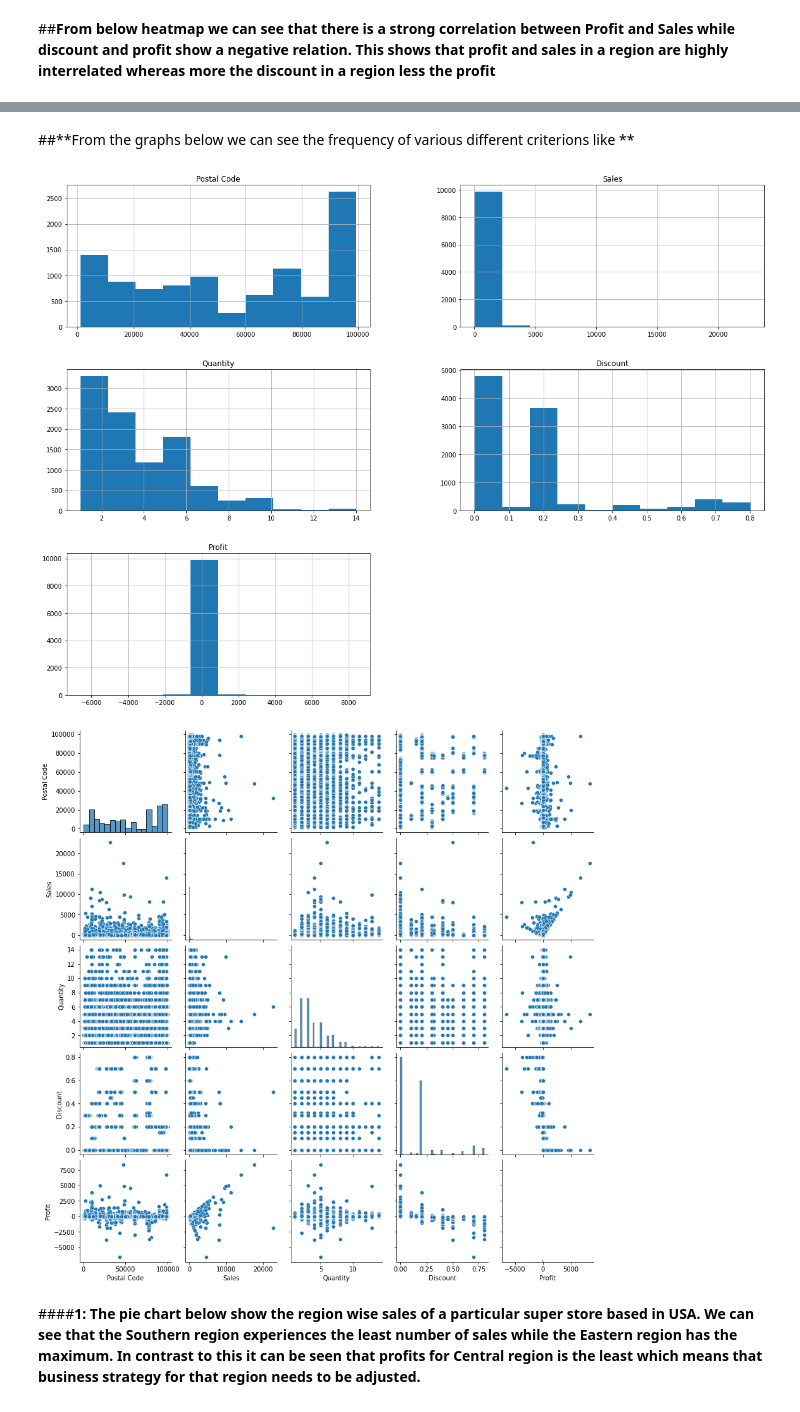
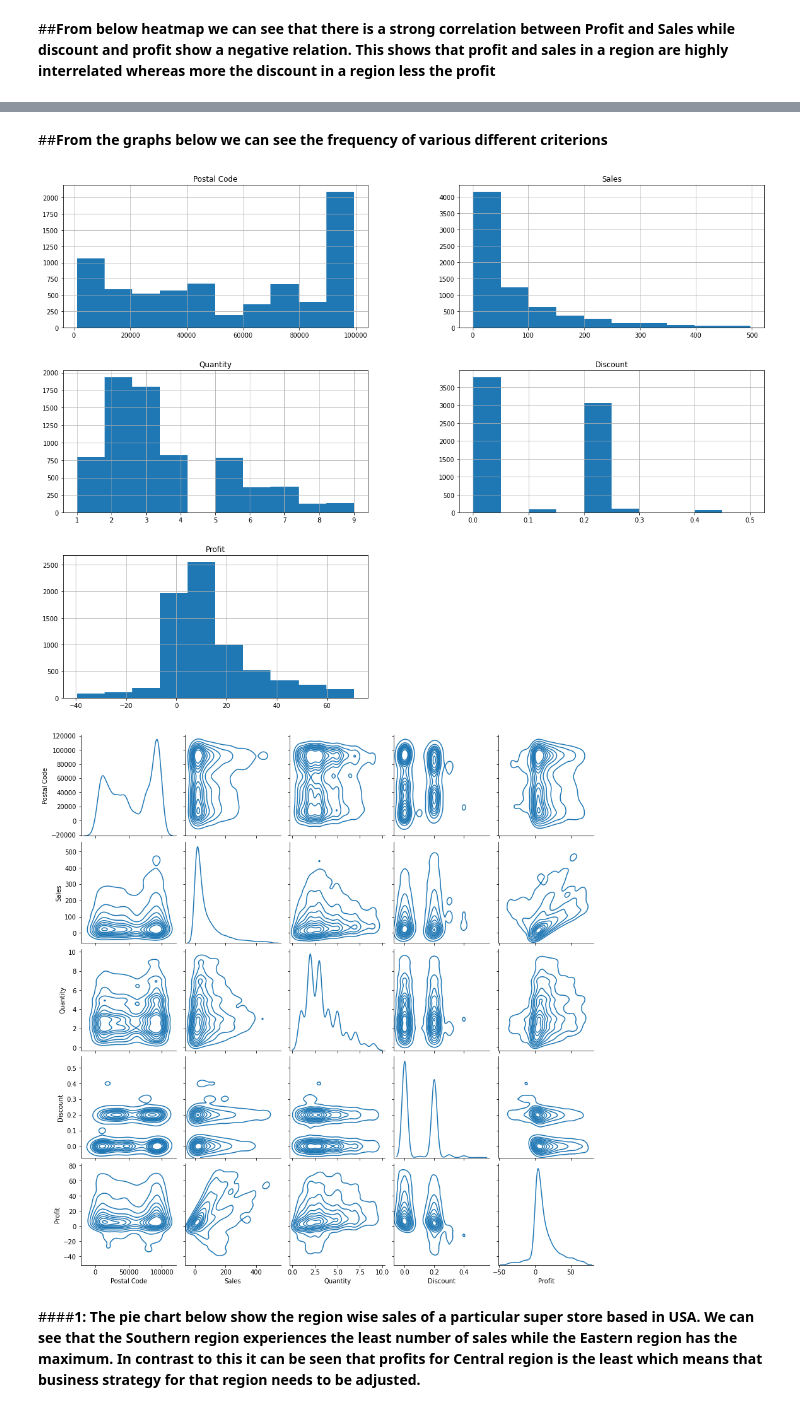
Before and after one commit to sury1999/Data-Analysis-Projects, a Jupyter notebook: Grip_Task_3_Exploratory_Data_Analysis.ipynb, the cells around one changed output, grey strips where cells are left out. Drawn from its saved outputs; the diff is of its cells as text; code cells hidden in the pictures.

Commit message:
Removed outliers and improved pairplots

```diff
--- a/Grip_Task_3_Exploratory_Data_Analysis.ipynb
+++ b/Grip_Task_3_Exploratory_Data_Analysis.ipynb
@@ -83,3 +83,8 @@ df.drop_duplicates(keep='first', inplace=True)
 df.duplicated().sum()
 # %% [output]
 0
+# %%
+Q1 = df.quantile(0.25)
+Q3 = df.quantile(0.75)
+IQR = Q3 - Q1
+print(IQR)
@@ -85,0 +101,3 @@ df.duplicated().sum()
+# %%
+df = df[~((df < (Q1-1.5 * IQR)) |(df > (Q3 + 1.5 * IQR))).any(axis=1)]
+df.shape
@@ -93,7 +113,7 @@ plt.show()
 # %% [markdown]
-##**From the graphs below we can see the frequency of various different criterions like **
+##**From the graphs below we can see the frequency of various different criterions**
 # %%
 df.hist(figsize=(20,15))
 plt.show()
 # %% [output]
-[figure, old version]
+[figure, new version]
@@ -100,8 +122,10 @@ plt.show()
 # %%
-sns.pairplot(data=df)
+sns.pairplot(data=df,
+             kind='kde',
+             diag_kws=dict(fill=False))
 plt.show()
 # %% [output]
-[figure, old version]
+[figure, new version]
 # %% [markdown]
 
 ####**1:  The pie chart below show the region wise sales of a particular super store based in USA. We can see that the Southern region experiences the least number of sales while the Eastern region has the maximum. In contrast to this it can be seen that profits for Central region is the least which means that business strategy for that region needs to be adjusted.**
```
Also changed, not shown: parts of 13 cells of this notebook.
